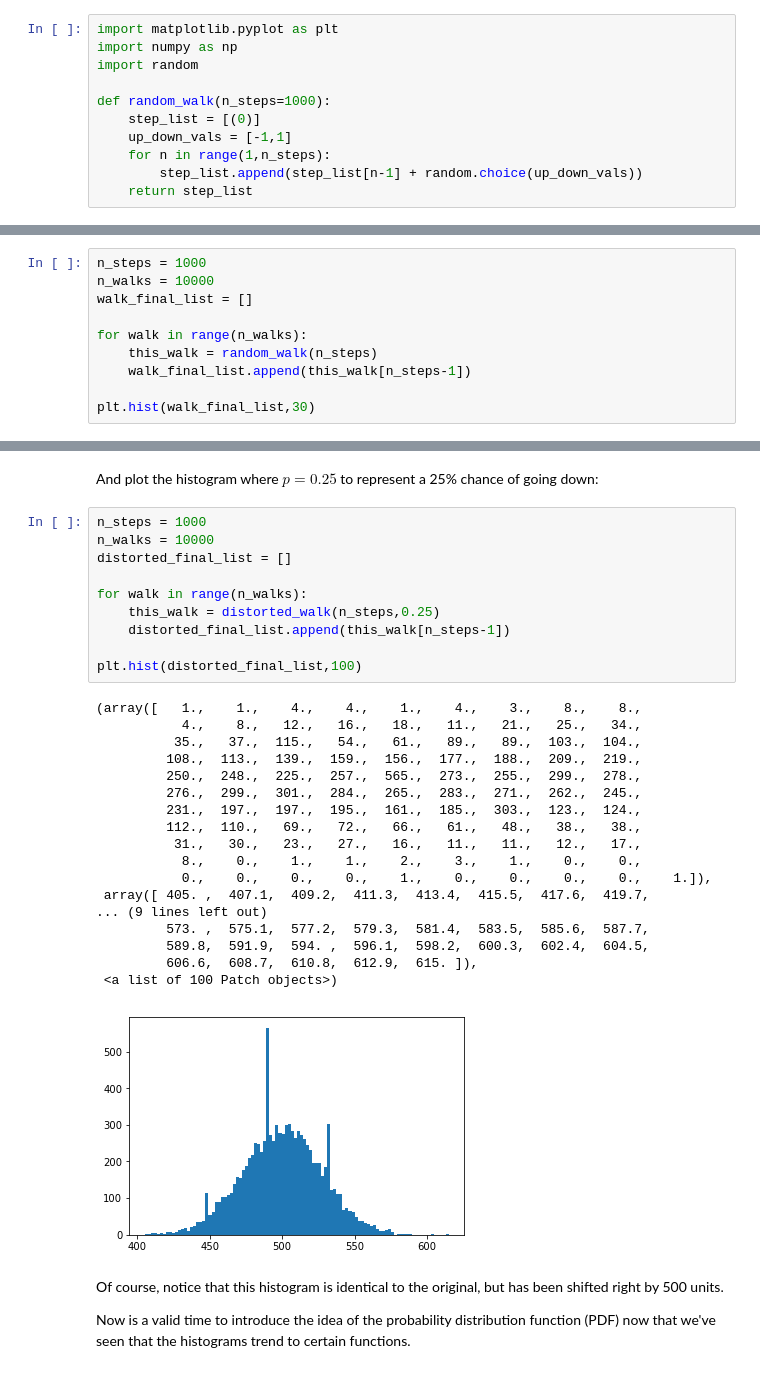
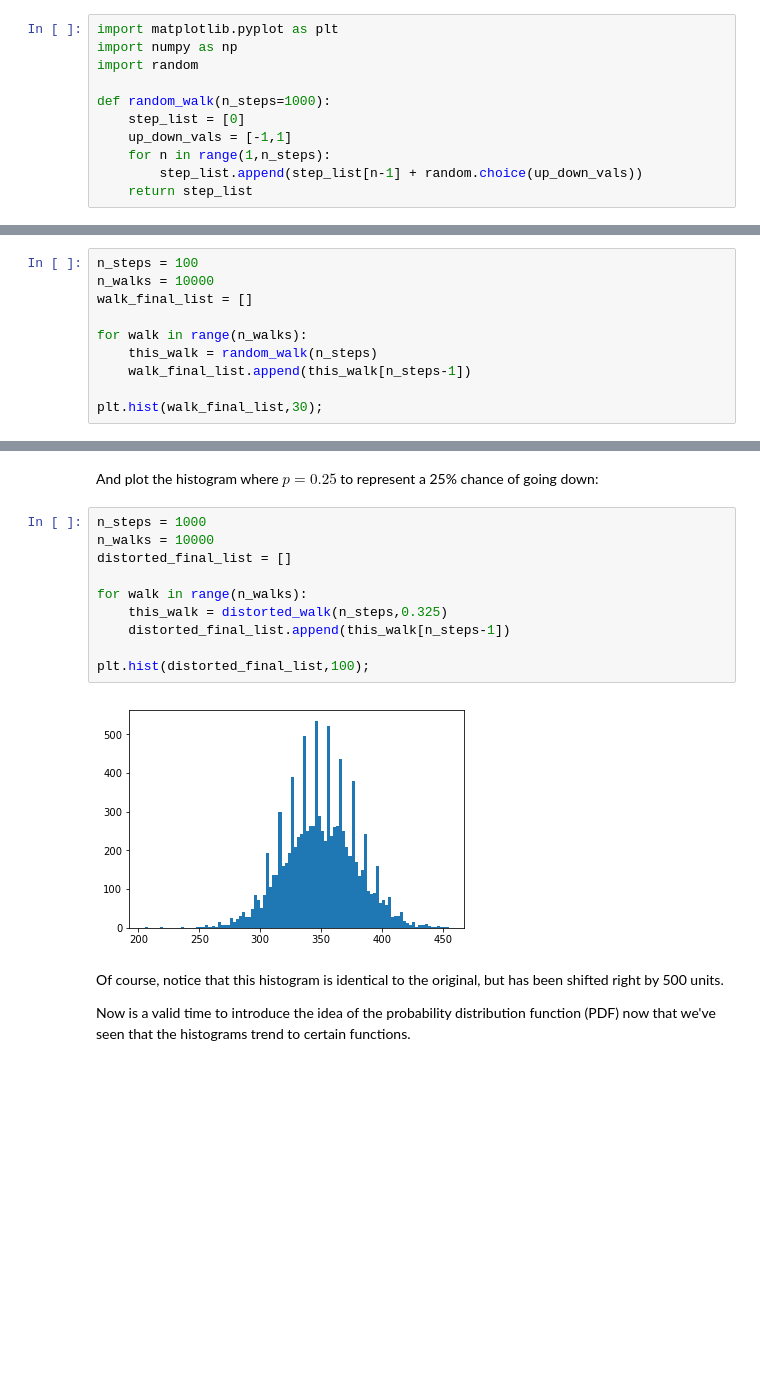
Before and after one commit to atomScratch/Personal-Calculus, a Jupyter notebook: Notebooks/RandomWalksTutorial/RandomWalksTutorial.ipynb, the cells around one changed output, grey strips where cells are left out. Cells and saved outputs as stored; diff of their text form; blank space fills up the shorter version.

```diff
--- a/Notebooks/RandomWalksTutorial/RandomWalksTutorial.ipynb
+++ b/Notebooks/RandomWalksTutorial/RandomWalksTutorial.ipynb
@@ -12,7 +12,7 @@ import numpy as np
 import random
 
 def random_walk(n_steps=1000):
-    step_list = [(0)]
+    step_list = [0]
     up_down_vals = [-1,1]
     for n in range(1,n_steps):
         step_list.append(step_list[n-1] + random.choice(up_down_vals))
@@ -42,7 +46,7 @@ for walk in range(n_walks):
 # %% [markdown]
 So let us walk 10000 walks, grab the final value after 1000 steps, and plot a histogram of those values:
 # %%
-n_steps = 1000
+n_steps = 100
 n_walks = 10000
 walk_final_list = []
 
@@ -50,5 +54,5 @@ for walk in range(n_walks):
     this_walk = random_walk(n_steps)
     walk_final_list.append(this_walk[n_steps-1])
 
-plt.hist(walk_final_list,30)
+plt.hist(walk_final_list,30);
 # %% [output]
@@ -96,32 +81,15 @@ And plot the histogram where $p = 0.25$ to represent a 25% chance of going down:
 # %%
 n_steps = 1000
 n_walks = 10000
 distorted_final_list = []
 
 for walk in range(n_walks):
-    this_walk = distorted_walk(n_steps,0.25)
+    this_walk = distorted_walk(n_steps,0.325)
     distorted_final_list.append(this_walk[n_steps-1])
 
-plt.hist(distorted_final_list,100)
+plt.hist(distorted_final_list,100);
 # %% [output]
-(array([   1.,    1.,    4.,    4.,    1.,    4.,    3.,    8.,    8.,
-           4.,    8.,   12.,   16.,   18.,   11.,   21.,   25.,   34.,
-          35.,   37.,  115.,   54.,   61.,   89.,   89.,  103.,  104.,
-         108.,  113.,  139.,  159.,  156.,  177.,  188.,  209.,  219.,
-         250.,  248.,  225.,  257.,  565.,  273.,  255.,  299.,  278.,
-         276.,  299.,  301.,  284.,  265.,  283.,  271.,  262.,  245.,
-         231.,  197.,  197.,  195.,  161.,  185.,  303.,  123.,  124.,
-         112.,  110.,   69.,   72.,   66.,   61.,   48.,   38.,   38.,
-          31.,   30.,   23.,   27.,   16.,   11.,   11.,   12.,   17.,
-           8.,    0.,    1.,    1.,    2.,    3.,    1.,    0.,    0.,
-           0.,    0.,    0.,    0.,    1.,    0.,    0.,    0.,    0.,    1.]),
- array([ 405. ,  407.1,  409.2,  411.3,  413.4,  415.5,  417.6,  419.7,
-... (9 lines left out)
-         573. ,  575.1,  577.2,  579.3,  581.4,  583.5,  585.6,  587.7,
-         589.8,  591.9,  594. ,  596.1,  598.2,  600.3,  602.4,  604.5,
-         606.6,  608.7,  610.8,  612.9,  615. ]),
- <a list of 100 Patch objects>)
-[figure, old version]
+[figure, new version]
 # %% [markdown]
 Of course, notice that this histogram is identical to the original, but has been shifted right by 500 units.
 
```
Also changed, not shown: parts of 10 cells of this notebook.
